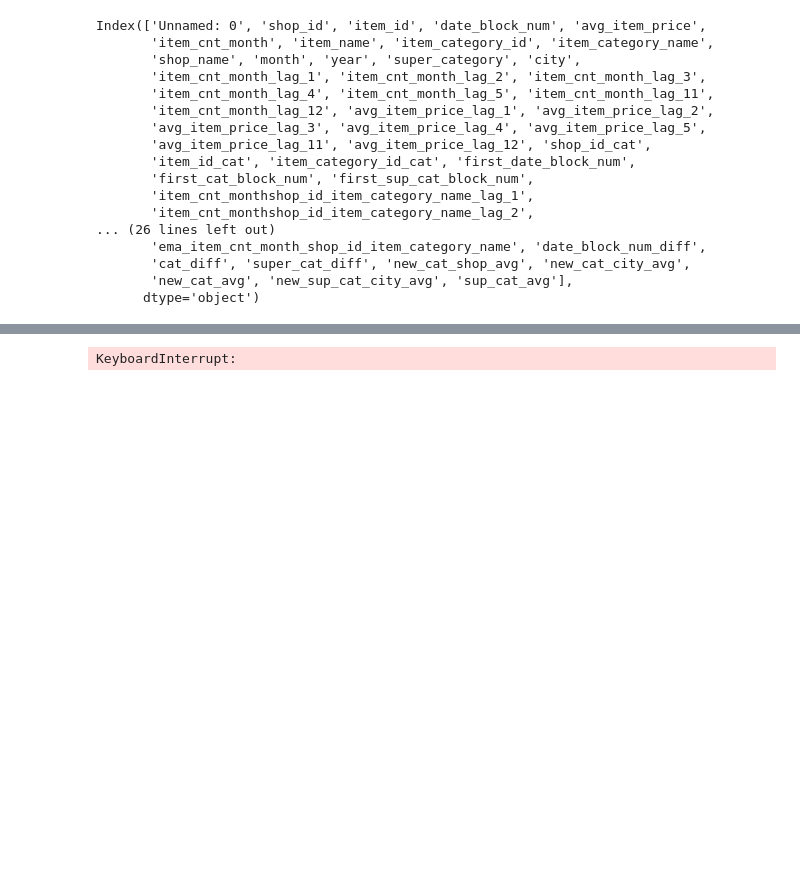
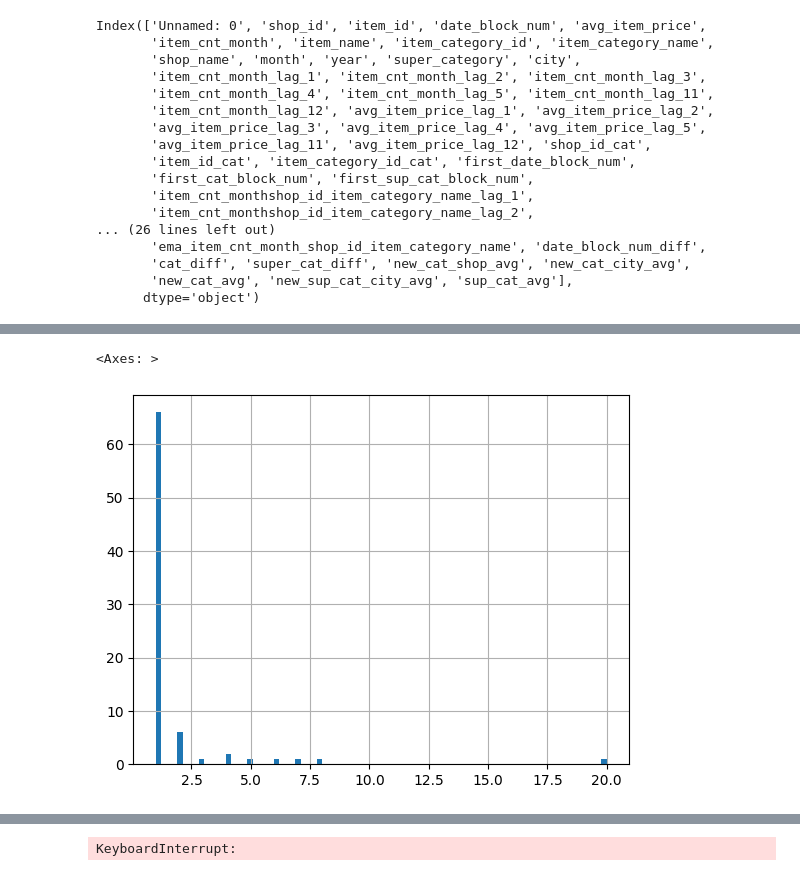
Before and after one commit to valera2444/FutureSalesPrediction, a Jupyter notebook: EDA/EDA_consider_price.ipynb, the cells around one changed output, grey strips where cells are left out. Cells and saved outputs as stored; diff of their text form; code cells hidden in the pictures; blank space fills up the shorter version.

```diff
--- a/EDA/EDA_consider_price.ipynb
+++ b/EDA/EDA_consider_price.ipynb
@@ -26,3 +26,5 @@ Index(['Unnamed: 0', 'shop_id', 'item_id', 'date_block_num', 'avg_item_price',
        'cat_diff', 'super_cat_diff', 'new_cat_shop_avg', 'new_cat_city_avg',
        'new_cat_avg', 'new_sup_cat_city_avg', 'sup_cat_avg'],
       dtype='object')
+# %%
+cats = lagged.groupby('item_category_id').agg({'date_block_num':'unique'}).reset_index()
@@ -28,0 +54,5 @@ Index(['Unnamed: 0', 'shop_id', 'item_id', 'date_block_num', 'avg_item_price',
+# %%
+pd.Series([np.diff(row) for row in cats['date_block_num']]).apply(lambda a:max(a) if not a.size==0 else None).hist(bins=84)
+# %% [output]
+<Axes: >
+[figure, added]
```
Also changed, not shown: parts of 8 cells of this notebook, 1 other file.
